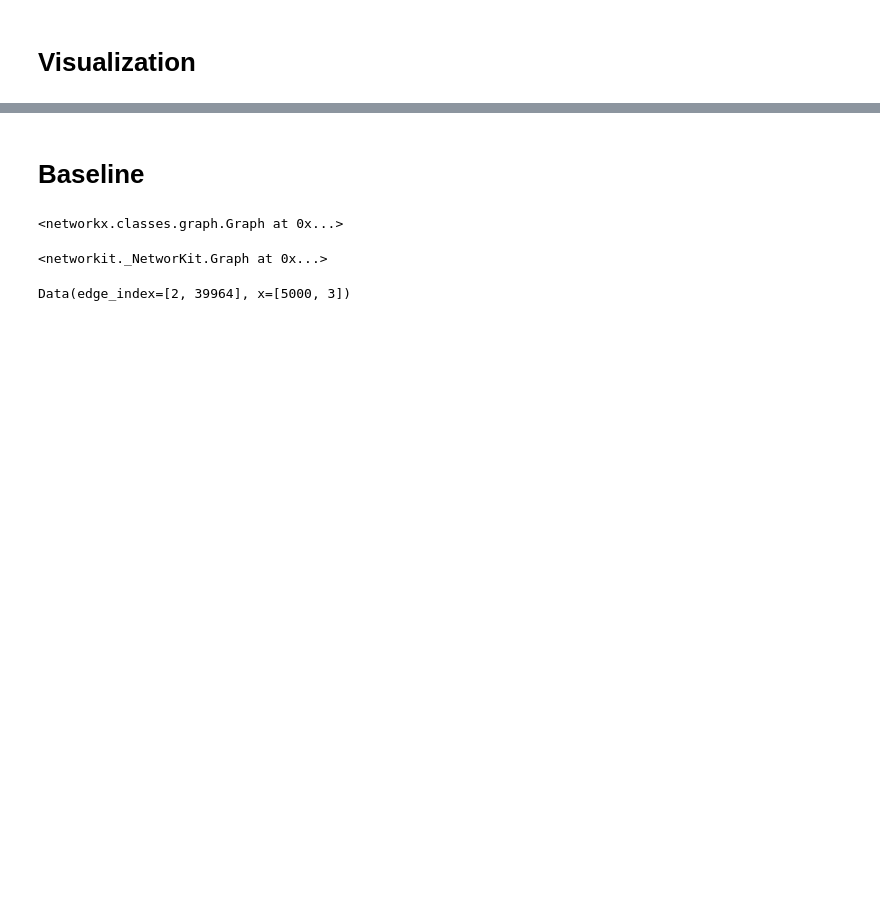
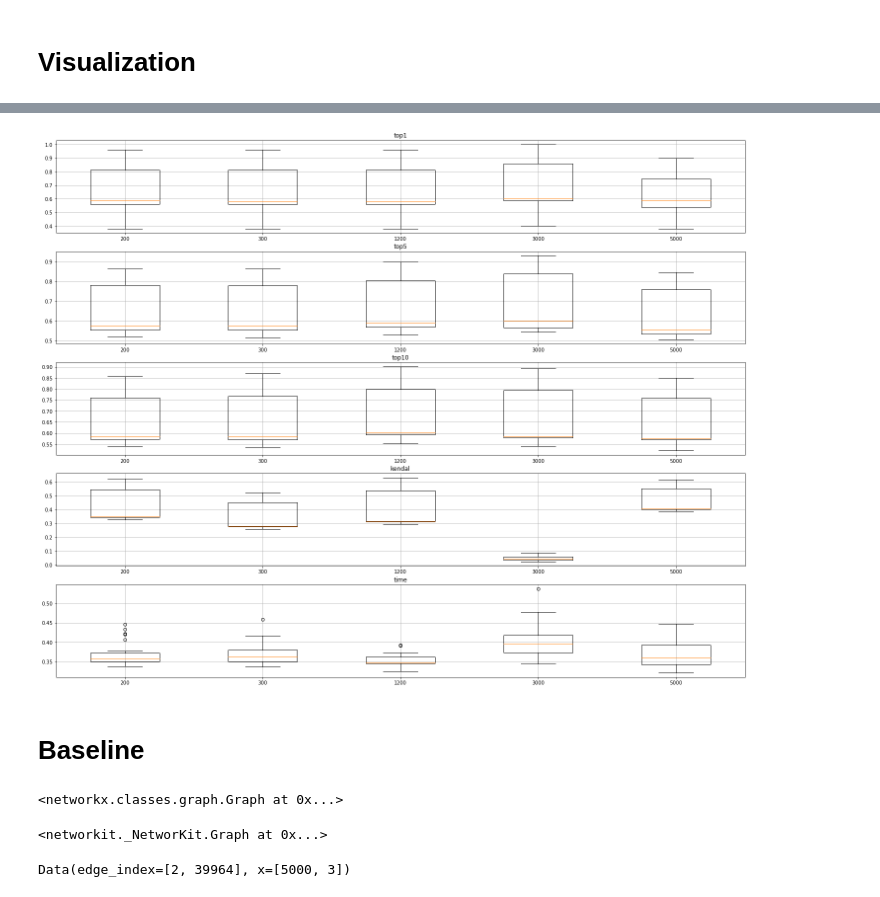
Before and after one commit to junjun1023/DrBC_pytorch, a Jupyter notebook: code.ipynb, the cells around one changed output, grey strips where cells are left out. Drawn from its saved outputs; the diff is of its cells as text; code cells hidden in the pictures; blank space fills up the shorter version.

```diff
--- a/code.ipynb
+++ b/code.ipynb
@@ -415,15 +460,11 @@ learn_embeddings(walks)
 # %%
 class BC_node2vec(nn.Module):
 
-    def __init__(self, node2vec_params):
+    def __init__(self, in_features):
         super().__init__()
 
-        self.node2vec = Node2Vec(**node2vec_params)
-        self.mlp = nn.Linear(in_features=128, out_features=1)
+        self.mlp = nn.Linear(in_features=in_features, out_features=1).double()
 
-    def forward(self, data):
+    def forward(self, emb):
 
-        x = self.node2vec(data)
-        x = self.mlp(x)
-
-        return x
+        return self.mlp(emb)
@@ -538,11 +520,11 @@ def tau_distance(model, data):
 # %%
-def eval_model(model, data):
+def eval_model(model, data, bc_gt):
 
     with torch.no_grad():
         data = data.to(setting.device)
         bc_pr = model(data)
 
-        bc_gt = data.y
+#         bc_gt = data.y
         bc_gt = torch.reshape(bc_gt, (-1, ))
 
         nodes = bc_gt.size()[0]
@@ -559,4 +541,4 @@ def eval_model(model, data):
 
         loss = nn.BCELoss(reduction="sum")(y_pr, y_gt)
 
-        return loss.item()
+        return loss.item(), bc_pr
@@ -606,6 +572,6 @@ def from_networkx(G, between_list=None):
 # %%
 model, optimizer = load_checkpoint(
-                    setting.weight_drbc,
+                    setting.weight_node2vec,
                     setting.device,
                     drbc = setting.params_drbc,
                     node2vec = setting.params_node2vec)
@@ -821,0 +1016,44 @@ with open(setting.train_info_p, 'r') as train_info, \
+# %%
+with open(os.path.join(setting._root, "result", "comparison", "200.json"), "r") as f_200, \
+    open(os.path.join(setting._root, "result", "comparison", "300.json"), "r") as f_300, \
+    open(os.path.join(setting._root, "result", "comparison", "1200.json"), "r") as f_1200, \
+    open(os.path.join(setting._root, "result", "comparison", "3000.json"), "r") as f_3000, \
+    open(os.path.join(setting._root, "result", "comparison", "5000.json"), "r") as f_5000 :
+
+    r_200 = json.load(f_200)
+    r_300 = json.load(f_300)
+    r_1200 = json.load(f_1200)
+    r_3000 = json.load(f_3000)
+    r_5000 = json.load(f_5000)
+
+    keys = list(r_200.keys())
+
+    fig, axs = plt.subplots(len(keys), figsize=(25, 4*len(keys)))
+    for index, ax in enumerate(axs):
+        key = keys[index]
+
+        ax.boxplot([r_200[key], r_300[key], r_1200[key], r_3000[key], r_5000[key]], widths=0.5)
+        ax.set_title(key)
+        ax.grid()
+
+        print("\n{}".format(key))
+        ### Calculate mean and std
+        r_200_ = np.array(r_200[key])
+        print("scale=200, mean={}, std={}".format(np.mean(r_200_), np.std(r_200_)))
+
+        r_300_ = np.array(r_300[key])
+        print("scale=300, mean={}, std={}".format(np.mean(r_300_), np.std(r_300_)))
+
+        r_1200_ = np.array(r_1200[key])
+        print("scale=1200, mean={}, std={}".format(np.mean(r_1200_), np.std(r_1200_)))
+
+        r_3000_ = np.array(r_3000[key])
+        print("scale=3000, mean={}, std={}".format(np.mean(r_3000_), np.std(r_3000_)))
+
+        r_5000_ = np.array(r_5000[key])
+        print("scale=5000, mean={}, std={}".format(np.mean(r_5000_), np.std(r_5000_)))
+
+
+    plt.setp(axs,  xticklabels=['200', '300', '1200', "3000", "5000"])
+    plt.savefig(os.path.join(setting._root, "result", "comparison", "comp.png"), facecolor="white")
+# %% [output]
@@ -822,3 +1077,4 @@ with open(setting.train_info_p, 'r') as train_info, \
+[figure, added]
 # %% [markdown]
 # Baseline
 # %%
```
Also changed, not shown: parts of 43 cells of this notebook.
